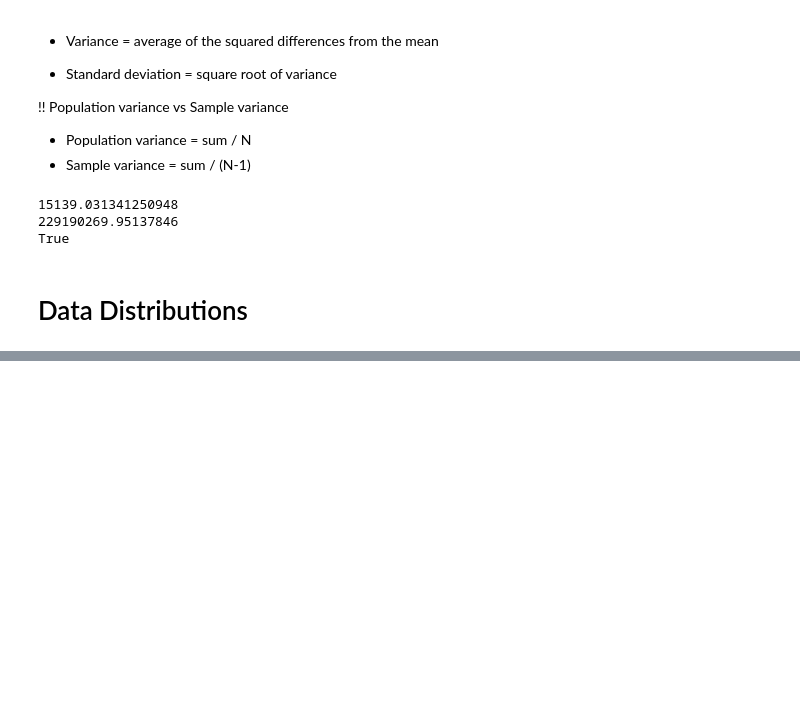
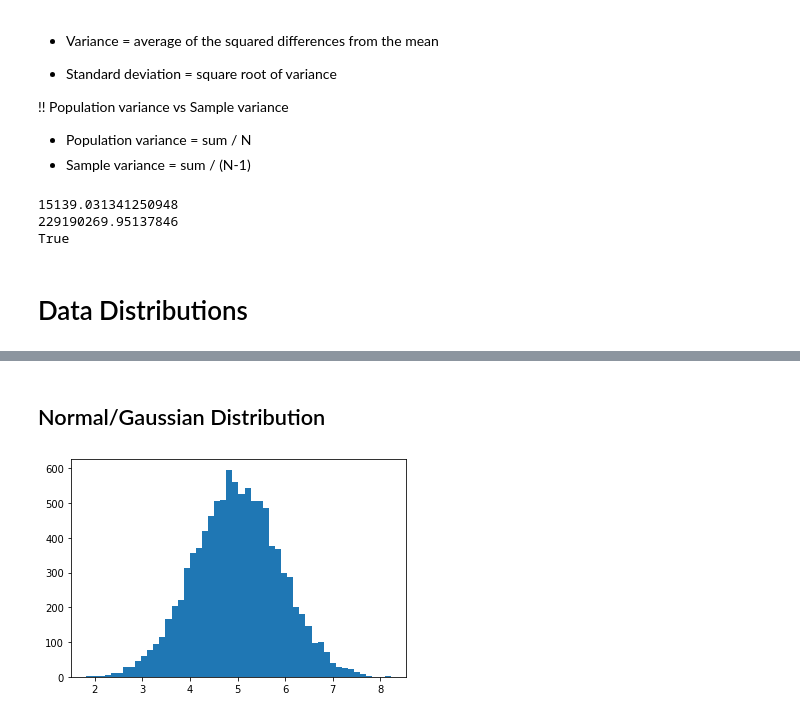
Before and after one commit to DianaElena99/DataScience-Crashcourse, a Jupyter notebook: Statistics_and_Probabilities.ipynb, the cells around one changed output, grey strips where cells are left out. Saved outputs shown, nothing was run; the diff lists cells and outputs as text; code cells hidden in the pictures; blank space fills up the shorter version.

```diff
--- a/Statistics_and_Probabilities.ipynb
+++ b/Statistics_and_Probabilities.ipynb
@@ -77,0 +91,10 @@ True
+# %% [markdown]
+## Normal/Gaussian Distribution
+# %%
+mu = 5.0
+sigma = 0.9
+values = np.random.normal(mu, sigma, 10000)
+plt.hist(values, 50)
+plt.show()
+# %% [output]
+[figure, added]
```
Also changed, not shown: parts of 18 cells of this notebook.
